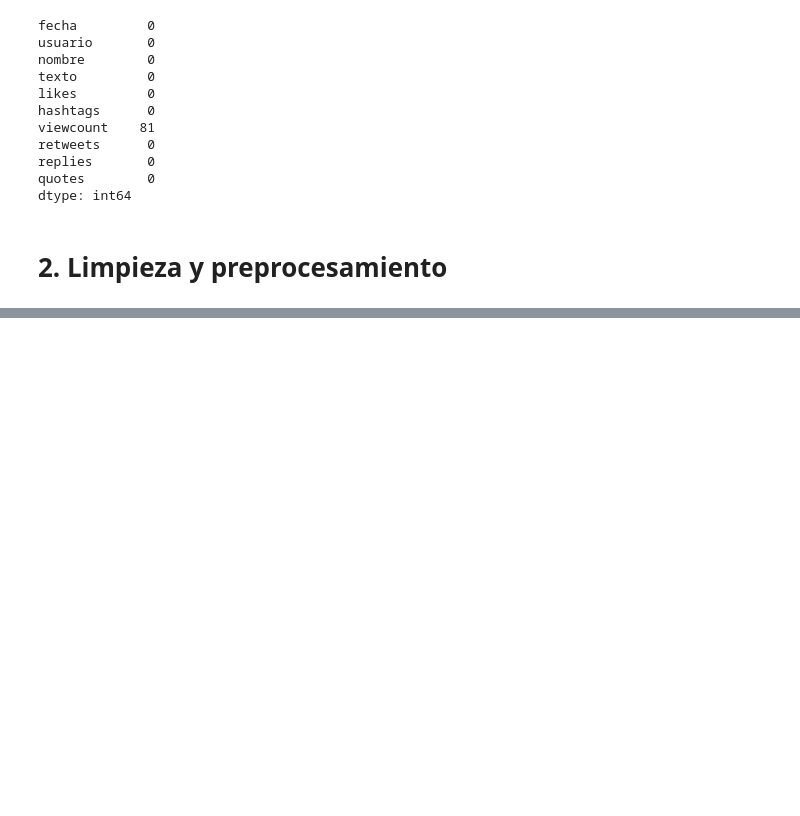
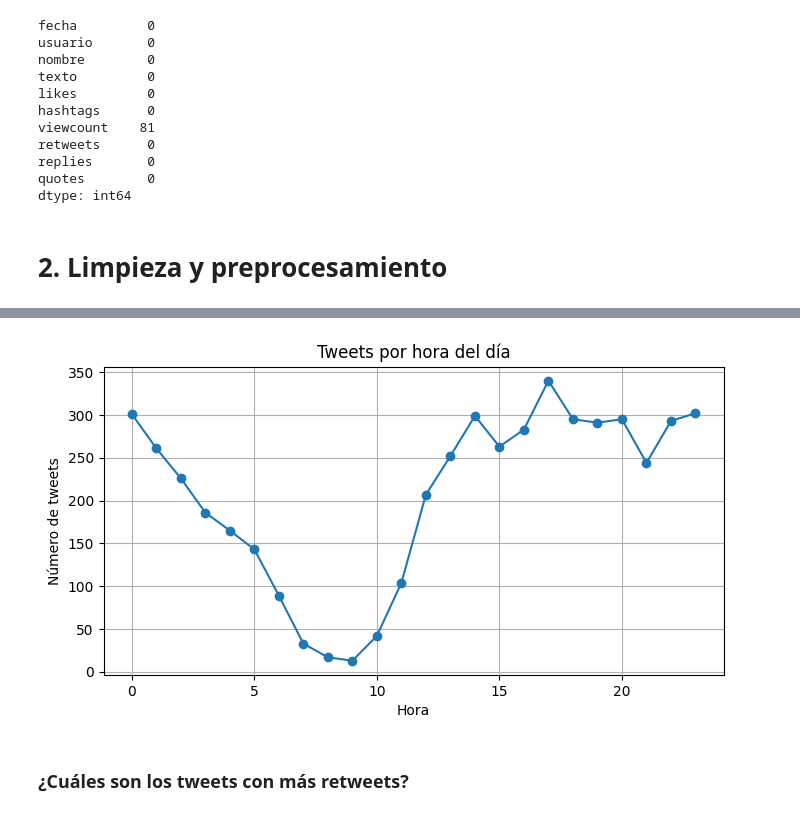
Before and after one commit to ArielaMishaanCohen/11-Lab-6-An-lisis-Redes-Sociales, a Jupyter notebook: lab6.ipynb, the cells around one changed output, grey strips where cells are left out. Cells and saved outputs as stored; diff of their text form; code cells hidden in the pictures; blank space fills up the shorter version.

```diff
--- a/lab6.ipynb
+++ b/lab6.ipynb
@@ -205,0 +330,9 @@ display(tweets.head())
+# %%
+activity = (
+    tweets.dropna(subset=['fecha'])
+    .assign(hour=lambda d: d['fecha'].dt.hour)
+    .groupby('hour')['texto']
+    .count()
+    .reset_index(name='tweets')
+)
+activity
@@ -205,0 +357,12 @@ display(tweets.head())
+# %%
+plt.figure(figsize=(8,4))
+plt.plot(activity['hour'], activity['tweets'], marker='o')
+plt.title('Tweets por hora del día')
+plt.xlabel('Hora')
+plt.ylabel('Número de tweets')
+plt.grid(True)
+plt.show()
+# %% [output]
+[figure, added]
+# %% [markdown]
+### ¿Cuáles son los tweets con más retweets?
```
Also changed, not shown: parts of 35 cells of this notebook, 5 other files.
